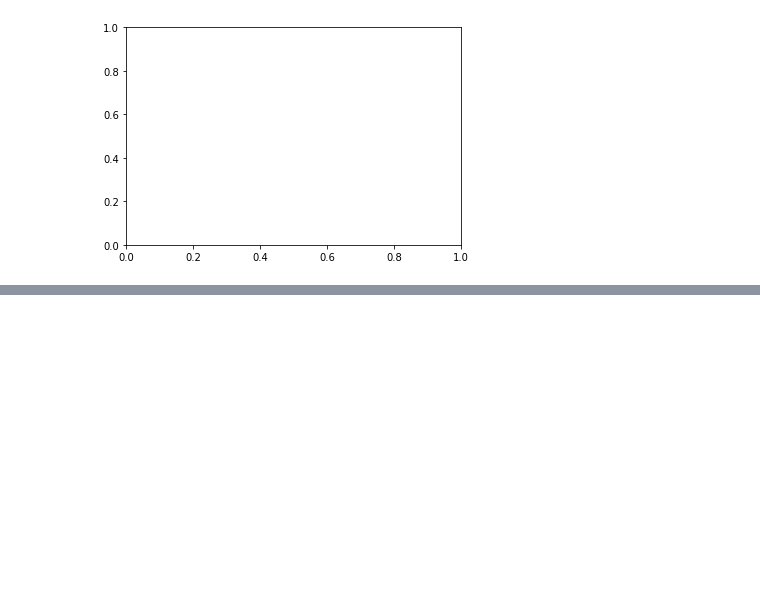
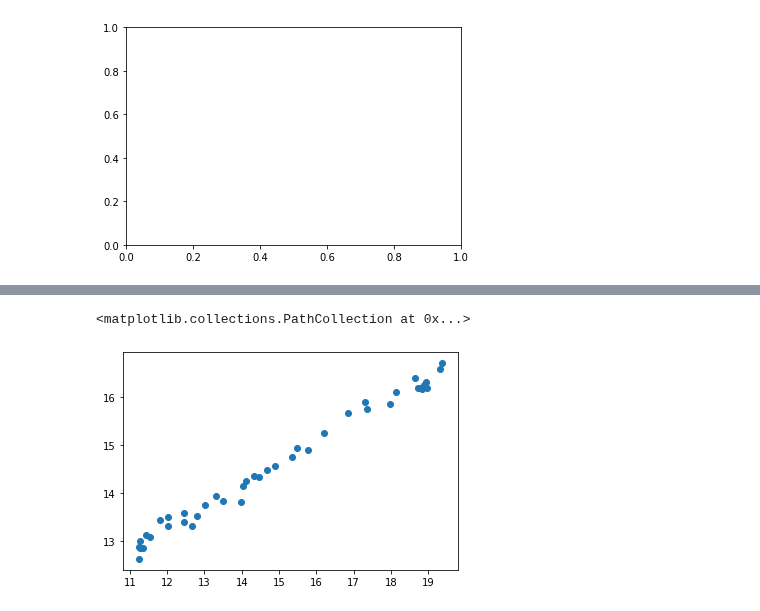
Before and after one commit to afminmax/DC-Data-Scientist-Lessons, a Jupyter notebook: 23-Unsupervised-Learning/uspl-3-tsne.ipynb, the cells around one changed output, grey strips where cells are left out. Drawn from its saved outputs; the diff is of its cells as text; code cells hidden in the pictures; blank space fills up the shorter version.

```diff
--- a/23-Unsupervised-Learning/uspl-3-tsne.ipynb
+++ b/23-Unsupervised-Learning/uspl-3-tsne.ipynb
@@ -324,0 +383,5 @@ ValueError: 'c' argument has 210 elements, which is not acceptable for use with
+# %%
+plt.scatter(grain_samples[:,0], grain_samples[:,1])
+# %% [output]
+<matplotlib.collections.PathCollection at 0x...>
+[figure, added]
```
Also changed, not shown: parts of 9 cells of this notebook.
